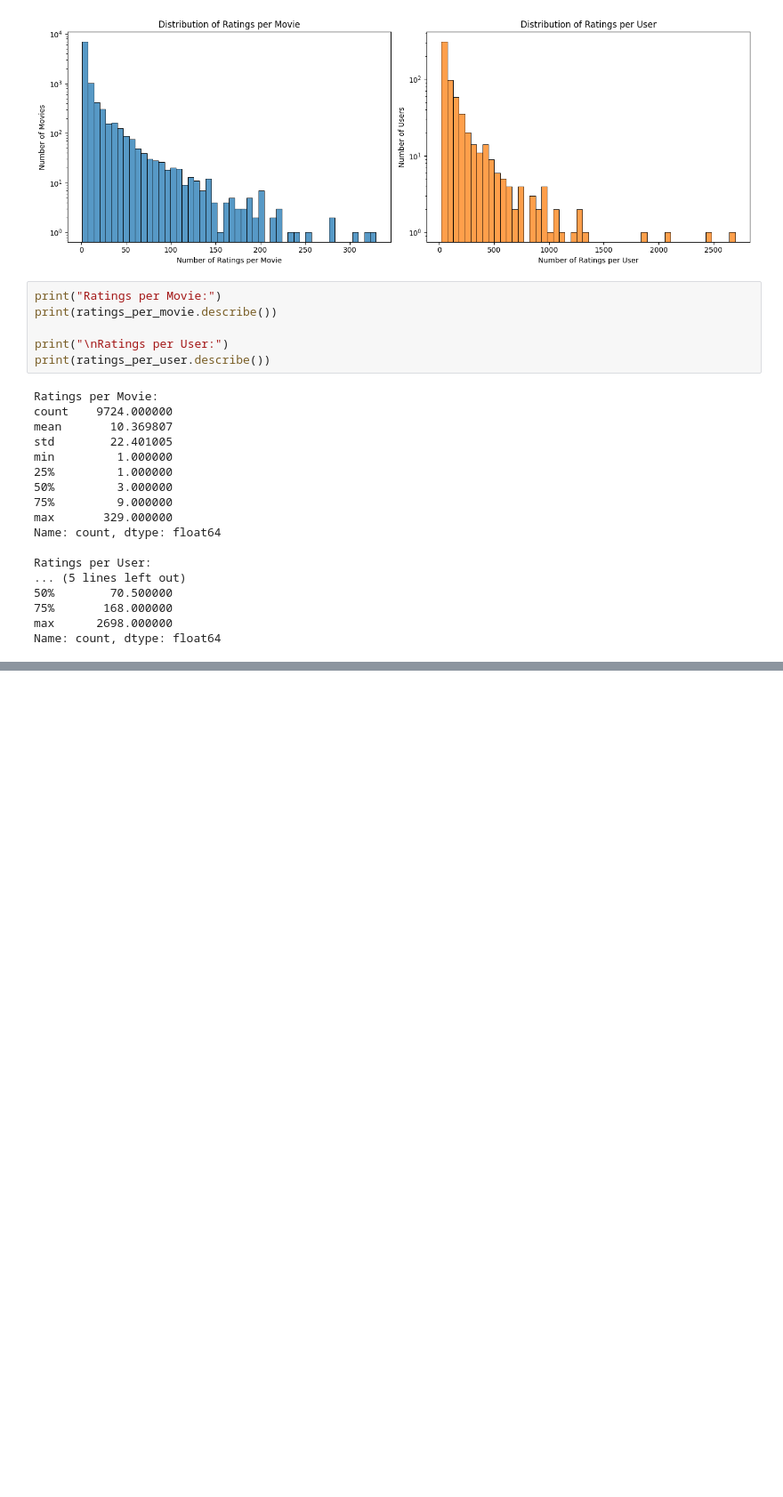
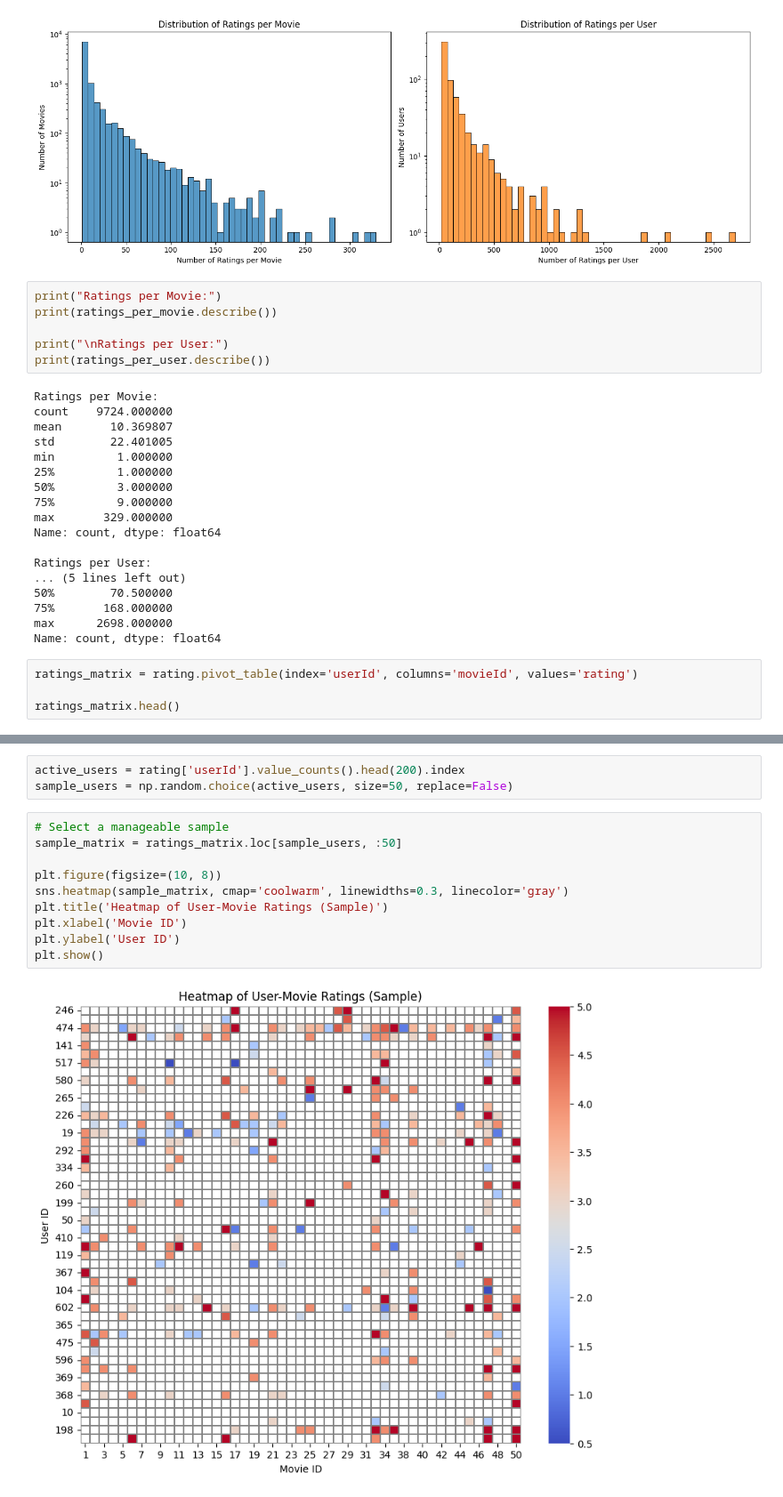
Before and after one commit to Deelaw15/Movie-Recommendation-System, a Jupyter notebook: Data Pre-processing.ipynb, the cells around one changed output, grey strips where cells are left out. Shown at 89% size. Saved outputs shown, nothing was run; the diff lists cells and outputs as text; blank space fills up the shorter version.

```diff
--- a/Data Pre-processing.ipynb
+++ b/Data Pre-processing.ipynb
@@ -437,3 +465,7 @@ Ratings per User:
 75%       168.000000
 max      2698.000000
 Name: count, dtype: float64
+# %%
+ratings_matrix = rating.pivot_table(index='userId', columns='movieId', values='rating')
+
+ratings_matrix.head()
@@ -439,0 +481,15 @@ Name: count, dtype: float64
+# %%
+active_users = rating['userId'].value_counts().head(200).index
+sample_users = np.random.choice(active_users, size=50, replace=False)
+# %%
+# Select a manageable sample
+sample_matrix = ratings_matrix.loc[sample_users, :50]
+
+plt.figure(figsize=(10, 8))
+sns.heatmap(sample_matrix, cmap='coolwarm', linewidths=0.3, linecolor='gray')
+plt.title('Heatmap of User-Movie Ratings (Sample)')
+plt.xlabel('Movie ID')
+plt.ylabel('User ID')
+plt.show()
+# %% [output]
+[figure, added]
```
Also changed, not shown: parts of 26 cells of this notebook, 2 other files.
